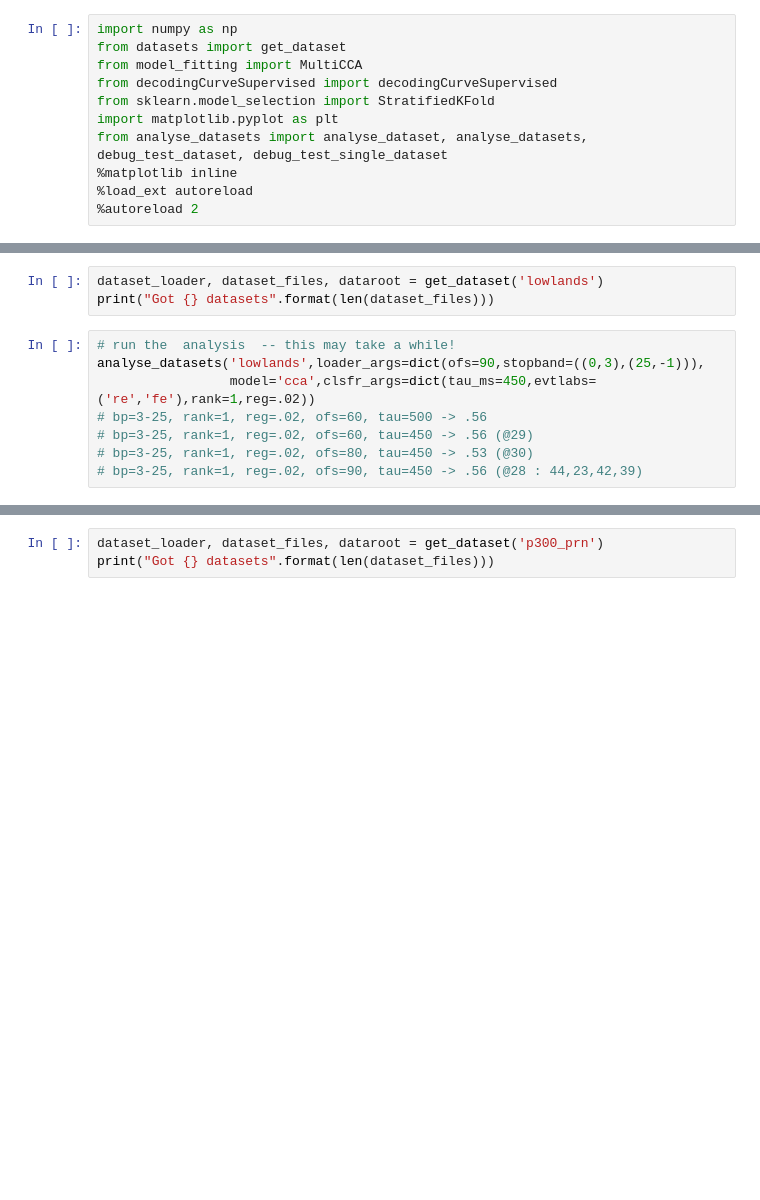
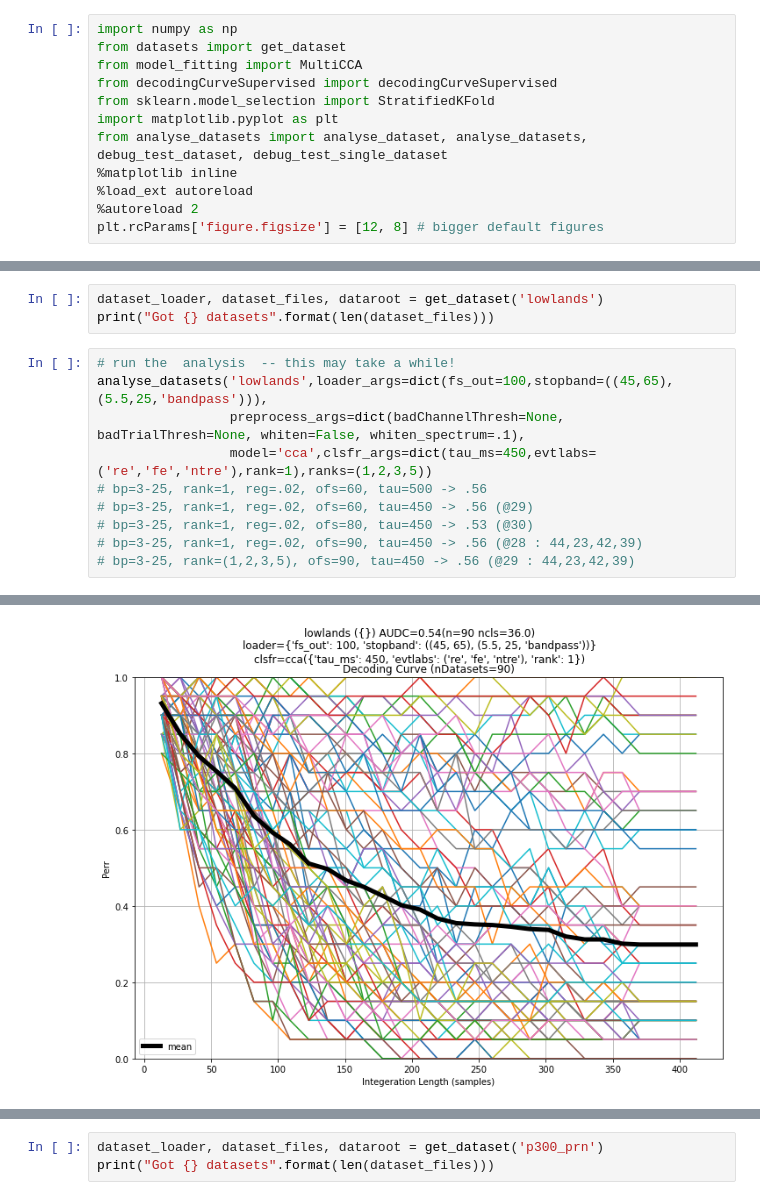
Before and after one commit to mindaffect/pymindaffectBCI, a Jupyter notebook: mindaffectBCI/decoder/analyse_datasets.ipynb, the cells around one changed output, grey strips where cells are left out. Drawn from its saved outputs; the diff is of its cells as text; blank space fills up the shorter version.

```diff
--- a/mindaffectBCI/decoder/analyse_datasets.ipynb
+++ b/mindaffectBCI/decoder/analyse_datasets.ipynb
@@ -9,6 +9,7 @@ from analyse_datasets import analyse_dataset, analyse_datasets, debug_test_datas
 %matplotlib inline
 %load_ext autoreload
 %autoreload 2
+plt.rcParams['figure.figsize'] = [12, 8] # bigger default figures
 # %%
 dataset_loader, dataset_files, dataroot = get_dataset('plos_one')
 print("Got {} datasets\n{}".format(len(dataset_files),dataset_files))
@@ -52,9 +65,12 @@ dataset_loader, dataset_files, dataroot = get_dataset('lowlands')
 print("Got {} datasets".format(len(dataset_files)))
 # %%
 # run the  analysis  -- this may take a while!
-analyse_datasets('lowlands',loader_args=dict(ofs=90,stopband=((0,3),(25,-1))),
-                 model='cca',clsfr_args=dict(tau_ms=450,evtlabs=('re','fe'),rank=1,reg=.02))
+analyse_datasets('lowlands',loader_args=dict(fs_out=100,stopband=((45,65),(5.5,25,'bandpass'))),
+                 preprocess_args=dict(badChannelThresh=None, badTrialThresh=None, whiten=False, whiten_spectrum=.1),
+                 model='cca',clsfr_args=dict(tau_ms=450,evtlabs=('re','fe','ntre'),rank=1),ranks=(1,2,3,5))
 # bp=3-25, rank=1, reg=.02, ofs=60, tau=500 -> .56
 # bp=3-25, rank=1, reg=.02, ofs=60, tau=450 -> .56 (@29)
 # bp=3-25, rank=1, reg=.02, ofs=80, tau=450 -> .53 (@30)
 # bp=3-25, rank=1, reg=.02, ofs=90, tau=450 -> .56 (@28 : 44,23,42,39)
+# bp=3-25, rank=(1,2,3,5), ofs=90, tau=450 -> .56 (@29 : 44,23,42,39)
+# %% [output]
@@ -61,2 +94,3 @@ analyse_datasets('lowlands',loader_args=dict(ofs=90,stopband=((0,3),(25,-1))),
+[figure, added]
 # %%
 # run the  analysis  -- this may take a while!
```
Also changed, not shown: parts of 22 cells of this notebook, 3 other files.
